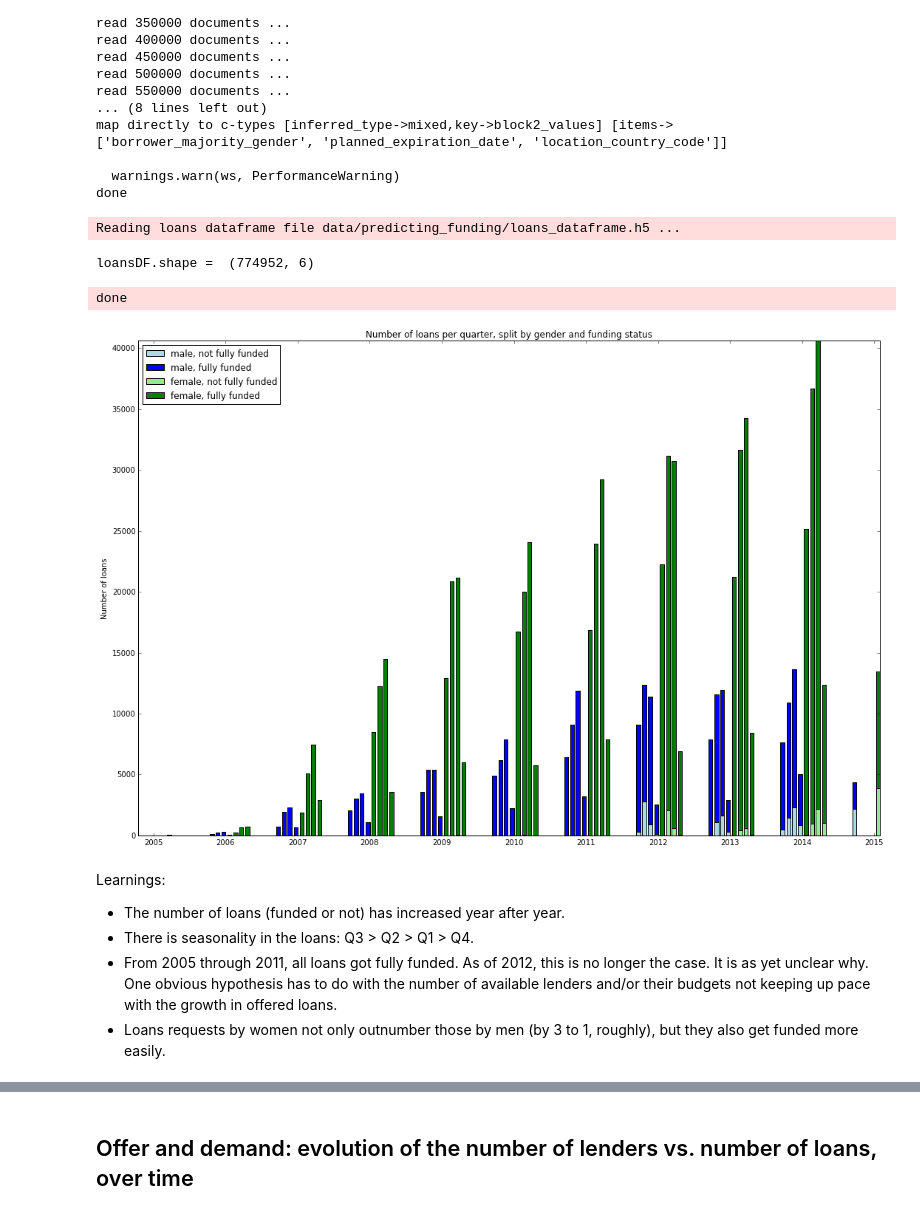
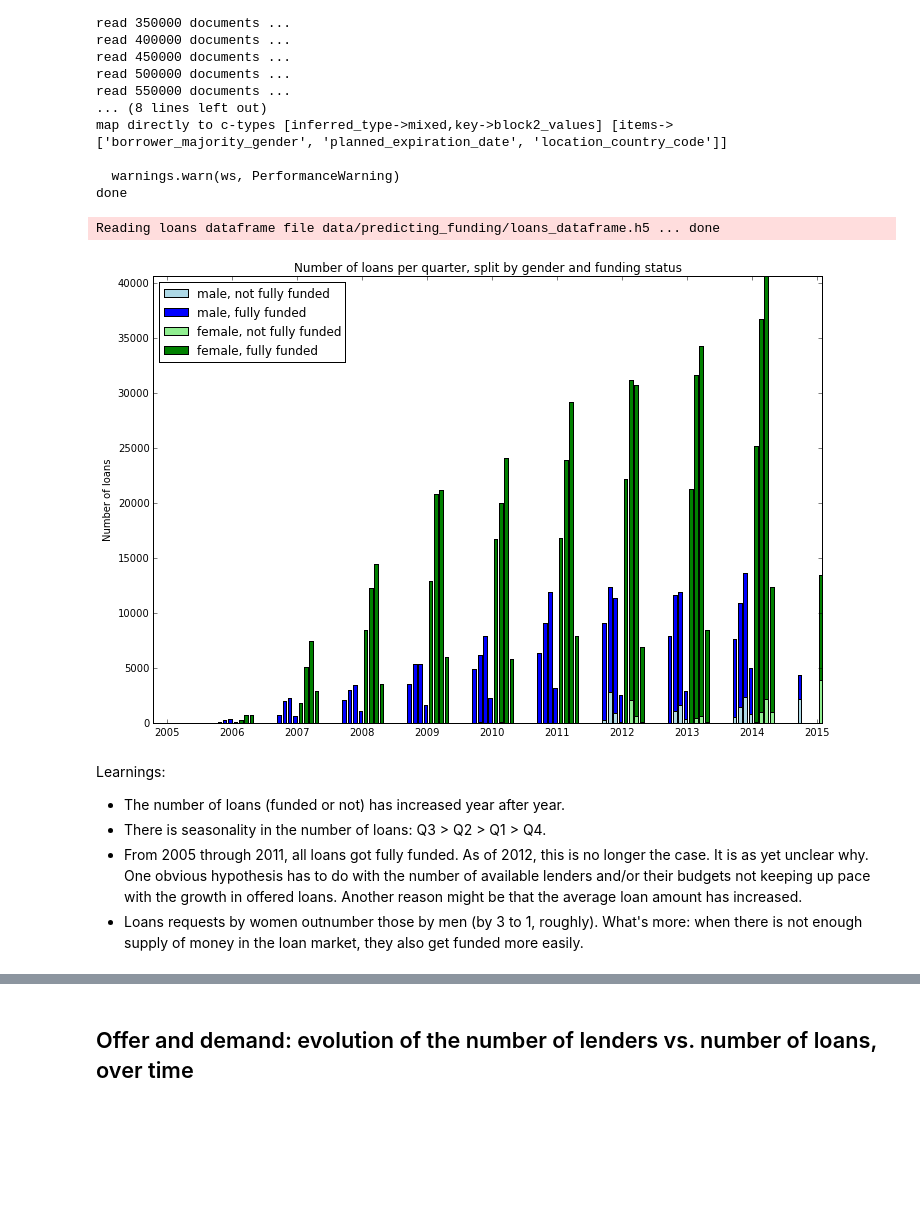
Before and after one commit to fdurant/kiva_project, a Jupyter notebook: Kiva_predicting_loan_funding.ipynb, the cells around one changed output, grey strips where cells are left out. Cells and saved outputs as stored; diff of their text form; code cells hidden in the pictures; blank space fills up the shorter version.

```diff
--- a/Kiva_predicting_loan_funding.ipynb
+++ b/Kiva_predicting_loan_funding.ipynb
@@ -106,16 +106,16 @@ print >> sys.stderr, "Reading loans dataframe file %s ..." % loansDataFrameFile,
 loansDF = read_hdf(loansDataFrameFile, 'table')
 print >> sys.stderr, "done"
 
-print "loansDF.shape = ", loansDF.shape
+#print "loansDF.shape = ", loansDF.shape
 
-loansDF['posted_month'] = loansDF['posted_date'].apply( lambda x: x.replace(hour=0, minute=0, second=0, day=1, month=(x.month / 4)+1 ))
+loansDF['posted_quarter'] = loansDF['posted_date'].apply( lambda x: x.replace(hour=0, minute=0, second=0, day=1, month=(x.month / 4)+1 ))
 
 loansDF['fully_funded'] = loansDF['funded_amount'] >= loansDF['loan_amount']
 
 #loansDF.head(3)
 
 
-loansDFGroupedByMonthAndGender = loansDF.groupby(['posted_month','borrower_majority_gender','fully_funded'])
+loansDFGroupedByMonthAndGender = loansDF.groupby(['posted_quarter','borrower_majority_gender','fully_funded'])
 
 XSeries = []
 YSeries = {'M': {True: {},
@@ -132,54 +132,44 @@ for k,v in sorted(loansDFGroupedByMonthAndGender.groups.items(), key=lambda x :
     YSeries[gender][isFullyFunded][period] = count
 
 for p in XSeries:
-    if not YSeries['M'][False].has_key(p):
-            YSeries['M'][False][p] = 0
-    if not YSeries['M'][True].has_key(p):
-            YSeries['M'][True][p] = 0
-    if not YSeries['F'][False].has_key(p):
-            YSeries['F'][False][p] = 0
-    if not YSeries['F'][True].has_key(p):
-            YSeries['F'][True][p] = 0
-    if not YSeries['N'][False].has_key(p):
-            YSeries['N'][False][p] = 0
-    if not YSeries['N'][True].has_key(p):
-            YSeries['N'][True][p] = 0
+    for gender in ['M', 'F', 'N']:
+        for isFullyFunded in [True, False]:
+            if not YSeries[gender][isFullyFunded].has_key(p):
+                YSeries[gender][isFullyFunded][p] = 0
 
 YSeriesMaleNotFullyFunded = [YSeries['M'][False][p] for p in XSeries]
 YSeriesMaleFullyFunded = [YSeries['M'][True][p] for p in XSeries]
 
 YSeriesFemaleNotFullyFunded = [YSeries['F'][False][p] for p in XSeries]
 YSeriesFemaleFullyFunded = [YSeries['F'][True][p] for p in XSeries]
 
 # Negligeable
 #YSeriesNeutralNotFullyFunded = [YSeries['N'][False][p] for p in XSeries]
 #YSeriesNeutralFullyFunded = [YSeries['N'][True][p] for p in XSeries]
 
 width = 20
 
-fig = plt.figure(40, figsize=(18,12))
+fig = plt.figure(40, figsize=(12,8))
 ax = fig.add_subplot(111)
 ax.bar(date2num(XSeries)-100, YSeriesMaleNotFullyFunded,label="male, not fully funded",width=width,color='lightblue',align='center')
 ax.bar(date2num(XSeries)-100, YSeriesMaleFullyFunded,bottom=YSeriesMaleNotFullyFunded,label="male, fully funded",width=width,color='blue',align='center')
 
 ax.bar(date2num(XSeries)+20, YSeriesFemaleNotFullyFunded,label="female, not fully funded", width=width,color='lightgreen',align='center')
 ax.bar(date2num(XSeries)+20, YSeriesFemaleFullyFunded, bottom=YSeriesFemaleNotFullyFunded ,label="female, fully funded", width=width,color='green',align='center')
 
 ax.xaxis_date()
 ax.autoscale(tight=True)
 plt.legend(loc="best")
 plt.title('Number of loans per quarter, split by gender and funding status')
 plt.ylabel('Number of loans')
 plt.show()
 # %% [output]
-Reading loans dataframe file data/predicting_funding/loans_dataframe.h5 ...
+Reading loans dataframe file data/predicting_funding/loans_dataframe.h5 ... done
-loansDF.shape =  (774952, 6)
-done
-[figure, old version]
+[figure, new version]
 # %% [markdown]
 Learnings:
 
 * The number of loans (funded or not) has increased year after year.
-* There is seasonality in the loans: Q3 > Q2 > Q1 > Q4.
-* From 2005 through 2011, all loans got fully funded. As of 2012, this is no longer the case. It is as yet unclear why. One obvious hypothesis has to do with the number of available lenders and/or their budgets not keeping up pace with the growth in offered loans.
-* Loans requests by women not only outnumber those by men (by 3 to 1, roughly), but they also get funded more easily.
+* There is seasonality in the number of loans: Q3 > Q2 > Q1 > Q4.
+* From 2005 through 2011, all loans got fully funded. As of 2012, this is no longer the case. It is as yet unclear why. One obvious hypothesis has to do with the number of available lenders and/or their budgets not keeping up pace with the growth in offered loans. Another reason might be that the average loan amount has increased.
+* Loans requests by women outnumber those by men (by 3 to 1, roughly). What's more: when there is not enough supply of money in the loan market, they also get funded more easily.
```
Also changed, not shown: parts of 3 cells of this notebook, 1 other file.
